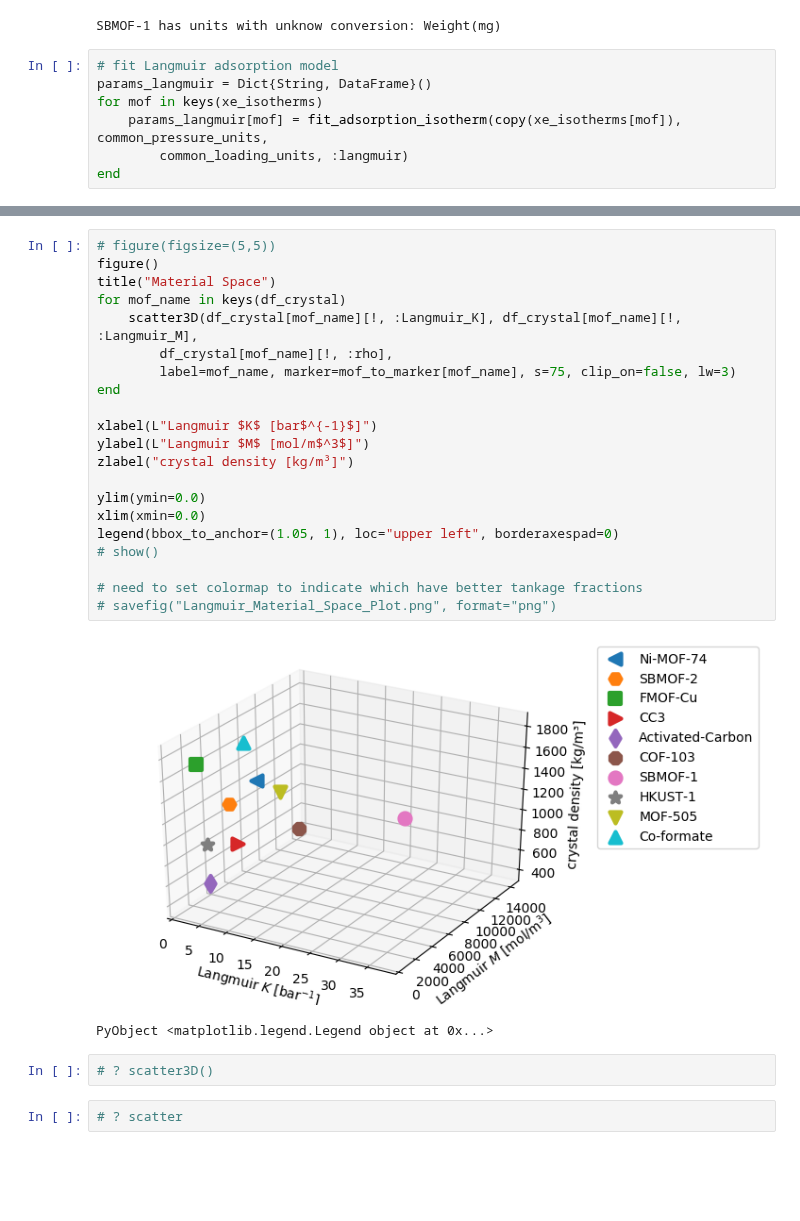
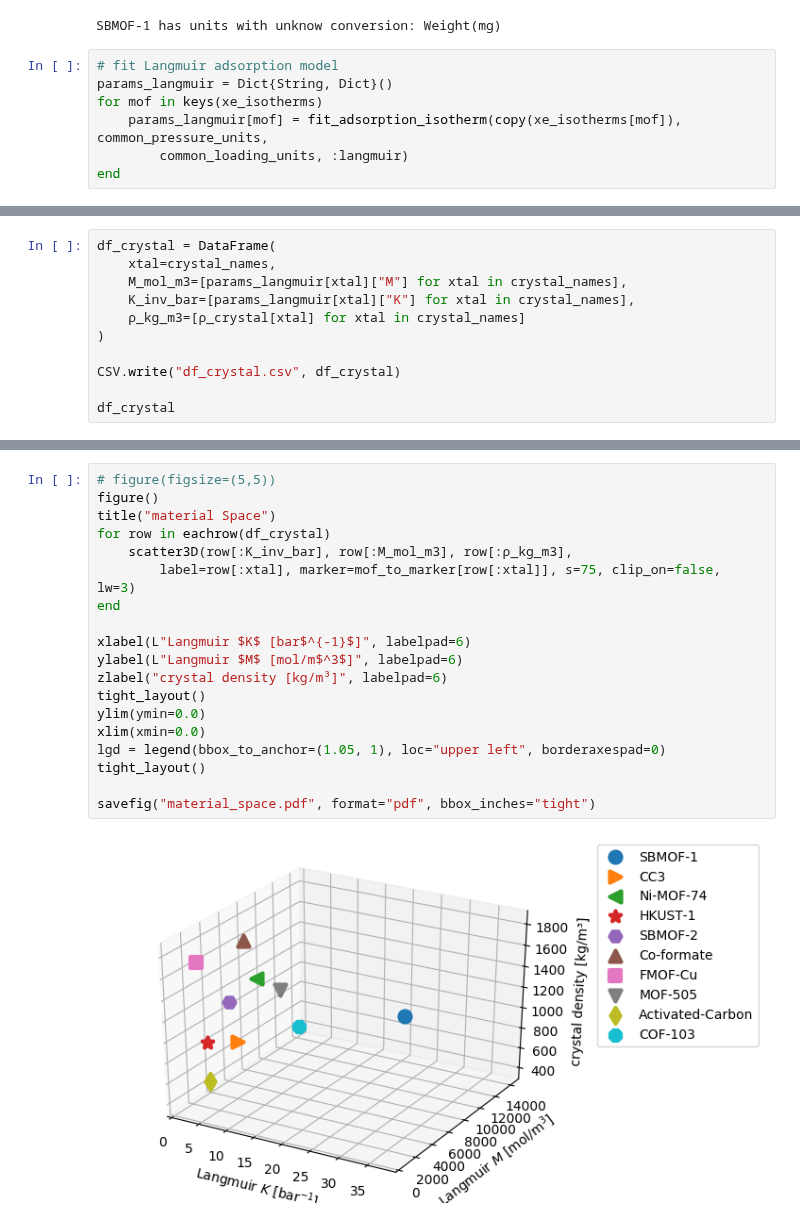
Before and after one commit to SimonEnsemble/PropellantStorage, a Jupyter notebook: MOF_Space_Plot.ipynb, the cells around one changed output, grey strips where cells are left out. Saved outputs shown, nothing was run; the diff lists cells and outputs as text; blank space fills up the shorter version.

Commit message:
make mof space into data frame

```diff
--- a/MOF_Space_Plot.ipynb
+++ b/MOF_Space_Plot.ipynb
@@ -136,7 +136,7 @@ end
 SBMOF-1 has units with unknow conversion: Weight(mg)
 # %%
 # fit Langmuir adsorption model
-params_langmuir = Dict{String, DataFrame}()
+params_langmuir = Dict{String, Dict}()
 for mof in keys(xe_isotherms)
     params_langmuir[mof] = fit_adsorption_isotherm(copy(xe_isotherms[mof]), common_pressure_units,
         common_loading_units, :langmuir)
@@ -171,0 +158,11 @@ df_crystal["CC3"]
+# %%
+df_crystal = DataFrame(
+    xtal=crystal_names,
+    M_mol_m3=[params_langmuir[xtal]["M"] for xtal in crystal_names],
+    K_inv_bar=[params_langmuir[xtal]["K"] for xtal in crystal_names],
+    ρ_kg_m3=[ρ_crystal[xtal] for xtal in crystal_names]
+)
+
+CSV.write("df_crystal.csv", df_crystal)
+
+df_crystal
@@ -172,28 +185,21 @@ df_crystal["CC3"]
 # %%
 # figure(figsize=(5,5))
 figure()
-title("Material Space")
-for mof_name in keys(df_crystal)
-    scatter3D(df_crystal[mof_name][!, :Langmuir_K], df_crystal[mof_name][!, :Langmuir_M],
-        df_crystal[mof_name][!, :rho],
-        label=mof_name, marker=mof_to_marker[mof_name], s=75, clip_on=false, lw=3)
+title("material Space")
+for row in eachrow(df_crystal)
+    scatter3D(row[:K_inv_bar], row[:M_mol_m3], row[:ρ_kg_m3],
+        label=row[:xtal], marker=mof_to_marker[row[:xtal]], s=75, clip_on=false, lw=3)
 end
 
-xlabel(L"Langmuir $K$ [bar$^{-1}$]")
-ylabel(L"Langmuir $M$ [mol/m$^3$]")
-zlabel("crystal density [kg/m³]")
-
+xlabel(L"Langmuir $K$ [bar$^{-1}$]", labelpad=6)
+ylabel(L"Langmuir $M$ [mol/m$^3$]", labelpad=6)
+zlabel("crystal density [kg/m³]", labelpad=6)
+tight_layout()
 ylim(ymin=0.0)
 xlim(xmin=0.0)
-legend(bbox_to_anchor=(1.05, 1), loc="upper left", borderaxespad=0)
-# show()
+lgd = legend(bbox_to_anchor=(1.05, 1), loc="upper left", borderaxespad=0)
+tight_layout()
 
-# need to set colormap to indicate which have better tankage fractions
-# savefig("Langmuir_Material_Space_Plot.png", format="png")
+savefig("material_space.pdf", format="pdf", bbox_inches="tight")
 # %% [output]
-[figure, old version]
+[figure, new version]
-PyObject <matplotlib.legend.Legend object at 0x...>
-# %%
-# ? scatter3D()
-# %%
-# ? scatter
```
Also changed, not shown: parts of 7 cells of this notebook.
